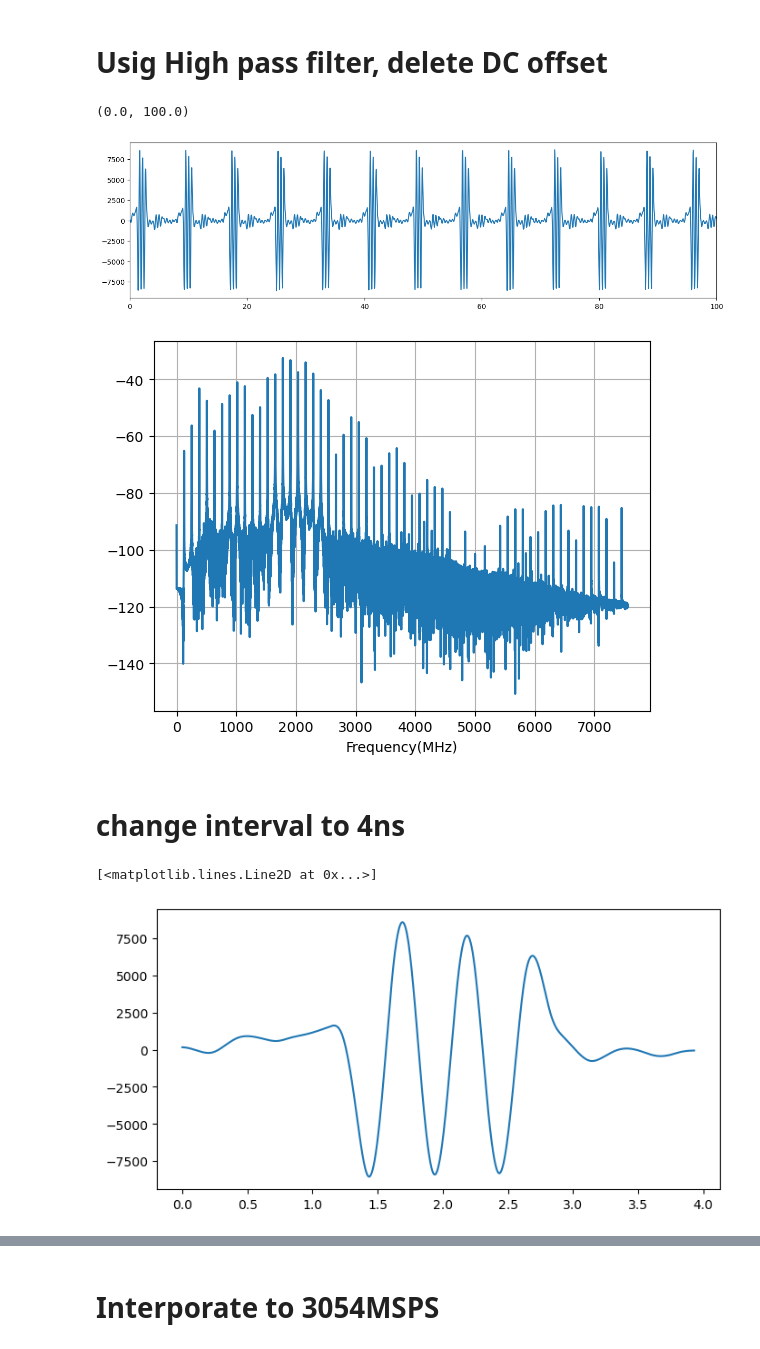
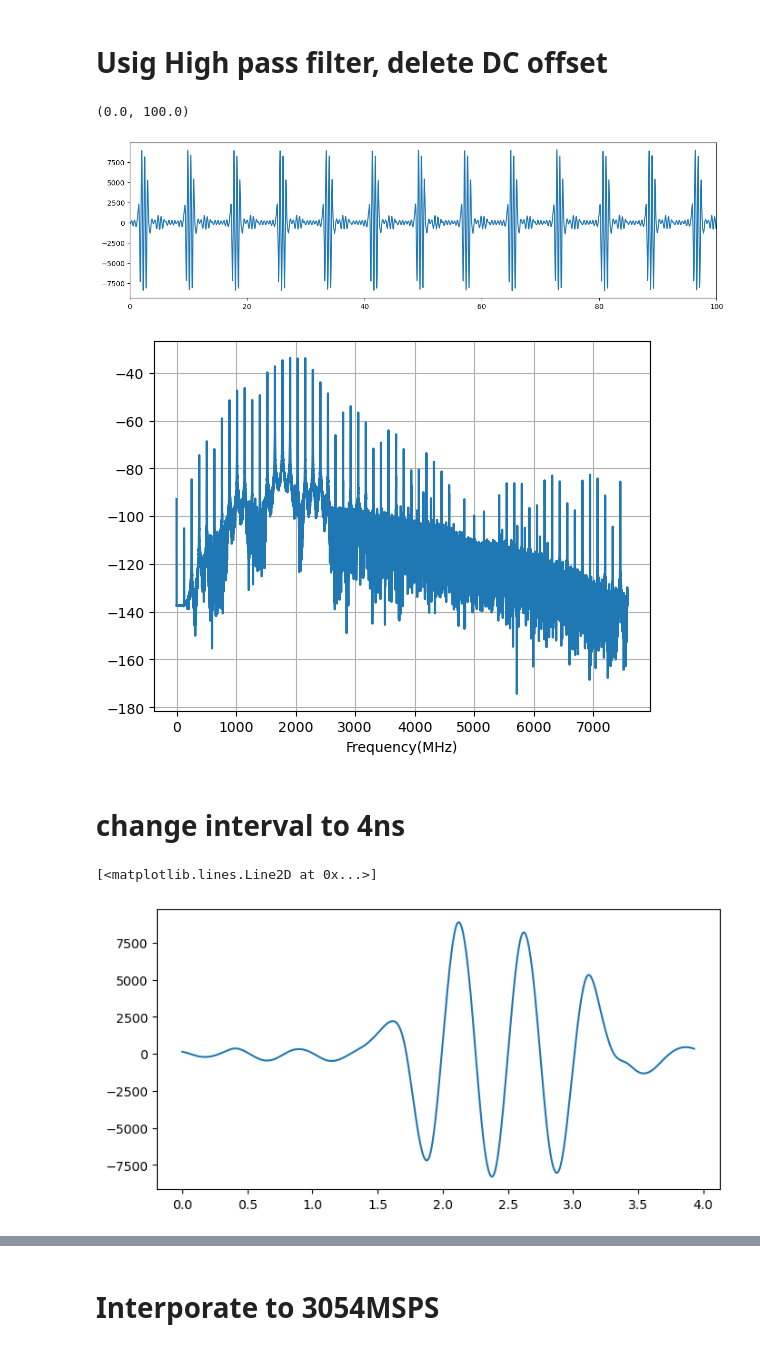
Before and after one commit to slaclab/kek-bpm-rfsoc-dev, a Jupyter notebook: software/notebooks/DiodeWaveform.ipynb, the cells around one changed output, grey strips where cells are left out. Saved outputs shown, nothing was run; the diff lists cells and outputs as text; code cells hidden in the pictures.

```diff
--- a/software/notebooks/DiodeWaveform.ipynb
+++ b/software/notebooks/DiodeWaveform.ipynb
@@ -44,13 +45,13 @@ h=[0.0045125,0.00010091,0.00010096,0.00010103,0.00010106,0.00010113,0.00010114,0
 # %%
-waveform_conv = np.convolve(waveform, h)[6000:len(waveform_conv)]
+waveform_conv = np.convolve(waveform, h2)[4000:len(waveform_conv)]
 # %%
-timestep=np.arange(0,len(waveform_conv))*timeBin
+timestep=np.arange(0,len(waveform_conv))*1e-3
 plt.figure(figsize=(15,4))
 plt.plot(timestep,waveform_conv)
 plt.xlim(0,100)
 # %% [output]
 (0.0, 100.0)
-[figure, old version]
+[figure, new version]
 # %%
 #FFT
 size    = len(waveform_conv) # Number of data points in the file
@@ -66,12 +67,13 @@ plt.xlabel("Frequency(MHz)")
 
 plt.grid()
 # %% [output]
-[figure, old version]
+[figure, new version]
 # %% [markdown]
 # change interval to 4ns
 # %%
-firsthalf=waveform_conv[0:int(3977160/2)]
-latterhalf=waveform_conv[int(3977160/2):3977160]
+a=3930*1012
+firsthalf=waveform_conv[0:int(a/2)]
+latterhalf=waveform_conv[int(a/2):a]
 splitarray_first=[]
 splitarray_latter=[]
 
@@ -86,10 +88,10 @@ for i in range(0,len(latterhalf),chunk_size):
 # %%
 timestep=np.arange(0,len(splitarray_first[0]))*timeBin
 plt.figure(figsize=(8,4))
-plt.plot(timestep,splitarray_first[0])
+plt.plot(timestep,splitarray_latter[0])
 # %% [output]
 [<matplotlib.lines.Line2D at 0x...>]
-[figure, old version]
+[figure, new version]
 # %%
 concat=[]
 for i in range(len(splitarray_first)):
```
Also changed, not shown: parts of 6 cells of this notebook.
